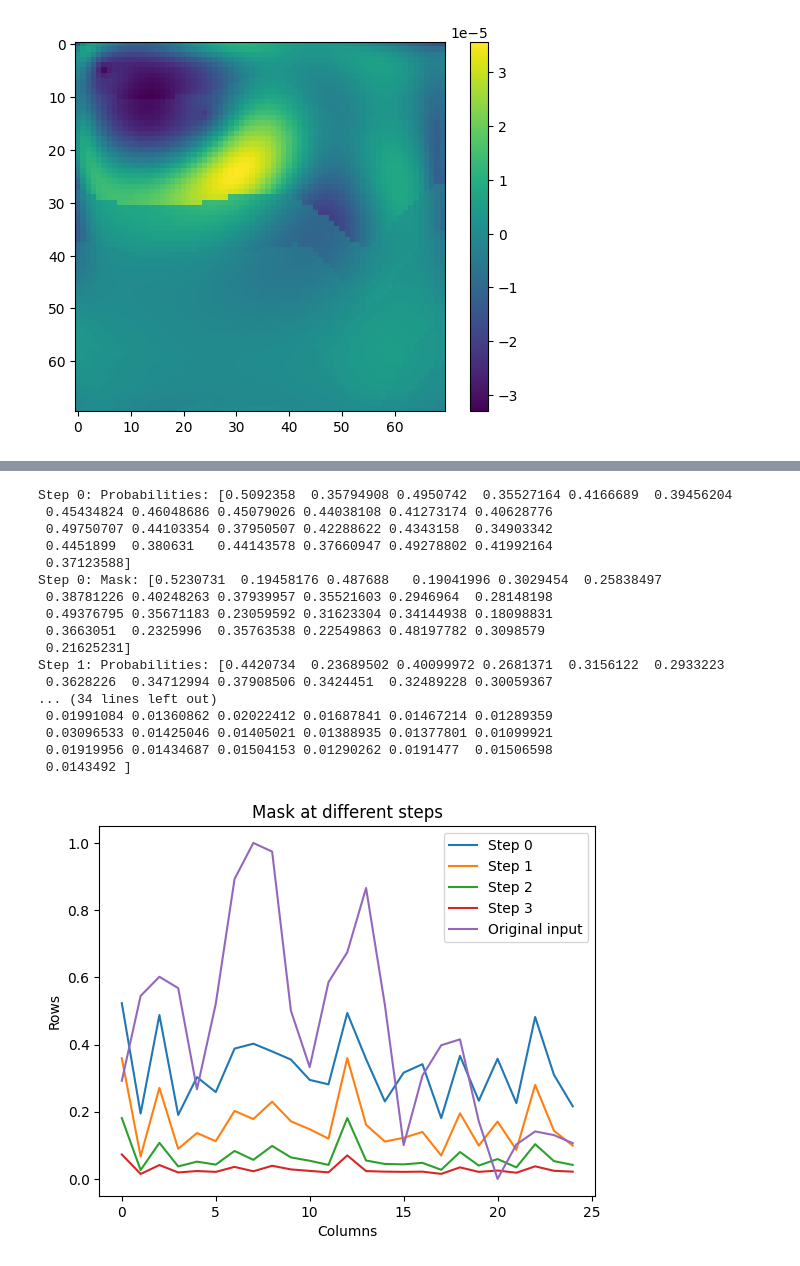
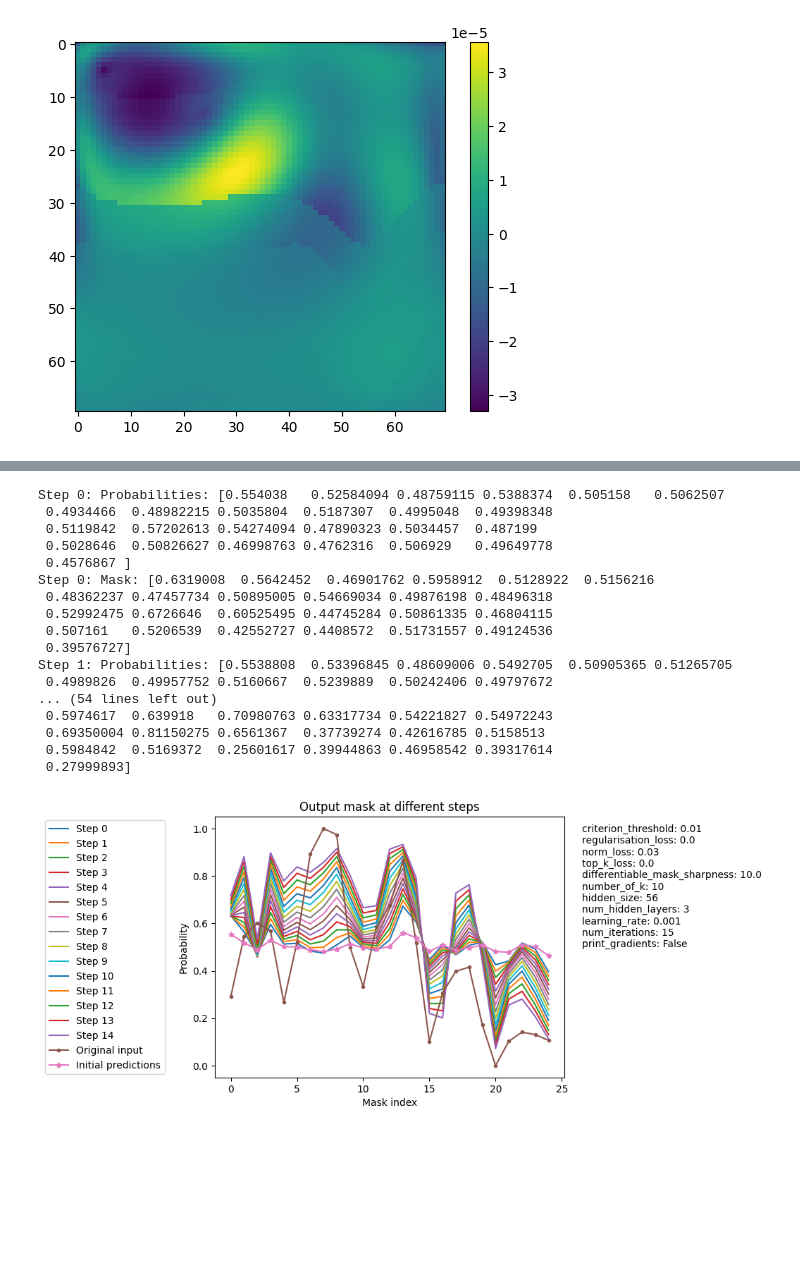
Before and after one commit to armercier/Hybrid-OED, a Jupyter notebook: src/scripts/test_case_C.ipynb, the cells around one changed output, grey strips where cells are left out. Drawn from its saved outputs; the diff is of its cells as text; code cells hidden in the pictures; blank space fills up the shorter version.

```diff
--- a/src/scripts/test_case_C.ipynb
+++ b/src/scripts/test_case_C.ipynb
@@ -95,7 +94,7 @@ for th in threshold:
 plt.legend()
 plt.show()
 
-criterion_threshold = 1e-2
+criterion_threshold = params["criterion_threshold"]
 
 C_sources_1e_3 = []
 for array in stacked_array:
@@ -162,6 +161,11 @@ class FullyConnectedNN(eqx.Module):
 def differentiable_mask(probabilities, sharpness=10.0):
     return jax.nn.sigmoid(sharpness * (probabilities - 0.5))
 
+def top_k_regularization(soft_mask, k=10):
+    top_k_values = jax.lax.top_k(soft_mask, k)[0]
+    penalty = jnp.sum(soft_mask) - jnp.sum(top_k_values)
+    return penalty
+
 # Differentiable Loss Function
 def differentiable_loss_fn(model, x, matrix, criterion_threshold ,sharpness=10.0, mask_penalty=0.1):
     probabilities = model(x)  # Predict probabilities
@@ -173,20 +177,20 @@ def differentiable_loss_fn(model, x, matrix, criterion_threshold ,sharpness=10.0
     soft_mask = jnp.repeat(soft_mask, multiplier, axis=0)
 
     weighted_matrix = soft_mask[:, None] * matrix  # Apply mask to matrix rows
-    # singular_values = jnp.linalg.svd(weighted_matrix, compute_uv=False)  # SVD
-    # singular_loss = -jnp.sum(singular_values)  # Maximize singular values
+
     regularization_loss = mask_penalty * jnp.mean(soft_mask * (1 - soft_mask))  # Encourage binary mask
     norm_loss = jnp.linalg.norm(soft_mask, ord=1)
+    top_k_loss = top_k_regularization(soft_mask, k=params["number_of_k"])
 
     singular_loss = eigenvalue_criterion(weighted_matrix, threshold=criterion_threshold)
 
-    return -(singular_loss) + regularization_loss + 0.1*norm_loss
+    return -(singular_loss) + params["regularisation_loss"]*regularization_loss + params["norm_loss"]*norm_loss + params["top_k_loss"]*top_k_loss
 # %%
 # Example Usage
 key = jax.random.PRNGKey(42)
 input_size = C_sources_1e_3.shape[0]
-hidden_size = 56
-num_hidden_layers = 2
+hidden_size = params["hidden_size"]
+num_hidden_layers = params["num_hidden_layers"]
 model = FullyConnectedNN(input_size, hidden_size, num_hidden_layers, key)
 
 print("Model:", model)
@@ -310,41 +302,47 @@ Step 4, Loss: -831.3159790039062
 # %%
 # Print the first few steps for inspection
 for i, (probs, mask) in enumerate(zip(logs["probabilities"], logs["masks"])):
     print(f"Step {i}: Probabilities: {probs}")
     print(f"Step {i}: Mask: {mask}")
     if i > 5:  # Limit to first few steps for readability
         break
 
 # Example: Plot the first mask at different training steps
-steps_to_plot = [0, 1, 2, 3]  # Select steps to visualize
+steps_to_plot = [i for i in range(num_steps)]  # Select steps to visualize
 plt.figure()
 
 for step in steps_to_plot:
-    plt.title(f"Mask at different steps")
+    plt.title(f"Output mask at different steps")
     plt.plot(logs["masks"][step], label=f"Step {step}")
     # plt.colorbar(label="Mask Values")
-    plt.xlabel("Columns")
-    plt.ylabel("Rows")
+    plt.xlabel("Mask index")
+    plt.ylabel("Probability")
 
-plt.plot(x, label="Original input")
-plt.legend()
+plt.plot(x, ".-", label="Original input")
+plt.plot(initial_predictions,"*-", label="Initial predictions")
+# put the legend outside of the graph, to the left
+plt.legend(loc='center left', bbox_to_anchor=(-0.5, 0.5))
+
+# add the params dictionary to the plot, on the right, one key per line
+plt.text(1.05, 0.5, '\n'.join([f"{key}: {value}" for key, value in params.items()]), transform=plt.gca().transAxes)
+
 plt.show()
 # %% [output]
-Step 0: Probabilities: [0.5092358  0.35794908 0.4950742  0.35527164 0.4166689  0.39456204
- 0.45434824 0.46048686 0.45079026 0.44038108 0.41273174 0.40628776
- 0.49750707 0.44103354 0.37950507 0.42288622 0.4343158  0.34903342
- 0.4451899  0.380631   0.44143578 0.37660947 0.49278802 0.41992164
- 0.37123588]
-Step 0: Mask: [0.5230731  0.19458176 0.487688   0.19041996 0.3029454  0.25838497
- 0.38781226 0.40248263 0.37939957 0.35521603 0.2946964  0.28148198
- 0.49376795 0.35671183 0.23059592 0.31623304 0.34144938 0.18098831
- 0.3663051  0.2325996  0.35763538 0.22549863 0.48197782 0.3098579
- 0.21625231]
-Step 1: Probabilities: [0.4420734  0.23689502 0.40099972 0.2681371  0.3156122  0.2933223
- 0.3628226  0.34712994 0.37908506 0.3424451  0.32489228 0.30059367
-... (34 lines left out)
- 0.01991084 0.01360862 0.02022412 0.01687841 0.01467214 0.01289359
- 0.03096533 0.01425046 0.01405021 0.01388935 0.01377801 0.01099921
- 0.01919956 0.01434687 0.01504153 0.01290262 0.0191477  0.01506598
- 0.0143492 ]
+Step 0: Probabilities: [0.554038   0.52584094 0.48759115 0.5388374  0.505158   0.5062507
+ 0.4934466  0.48982215 0.5035804  0.5187307  0.4995048  0.49398348
+ 0.5119842  0.57202613 0.54274094 0.47890323 0.5034457  0.487199
+ 0.5028646  0.50826627 0.46998763 0.4762316  0.506929   0.49649778
+ 0.4576867 ]
+Step 0: Mask: [0.6319008  0.5642452  0.46901762 0.5958912  0.5128922  0.5156216
+ 0.48362237 0.47457734 0.50895005 0.54669034 0.49876198 0.48496318
+ 0.52992475 0.6726646  0.60525495 0.44745284 0.50861335 0.46804115
+ 0.507161   0.5206539  0.42552727 0.4408572  0.51731557 0.49124536
+ 0.39576727]
+Step 1: Probabilities: [0.5538808  0.53396845 0.48609006 0.5492705  0.50905365 0.51265705
+ 0.4989826  0.49957752 0.5160667  0.5239889  0.50242406 0.49797672
+... (54 lines left out)
+ 0.5974617  0.639918   0.70980763 0.63317734 0.54221827 0.54972243
+ 0.69350004 0.81150275 0.6561367  0.37739274 0.42616785 0.5158513
+ 0.5984842  0.5169372  0.25601617 0.39944863 0.46958542 0.39317614
+ 0.27999893]
-[figure, old version]
+[figure, new version]
```
Also changed, not shown: parts of 9 cells of this notebook, 3 other files.
